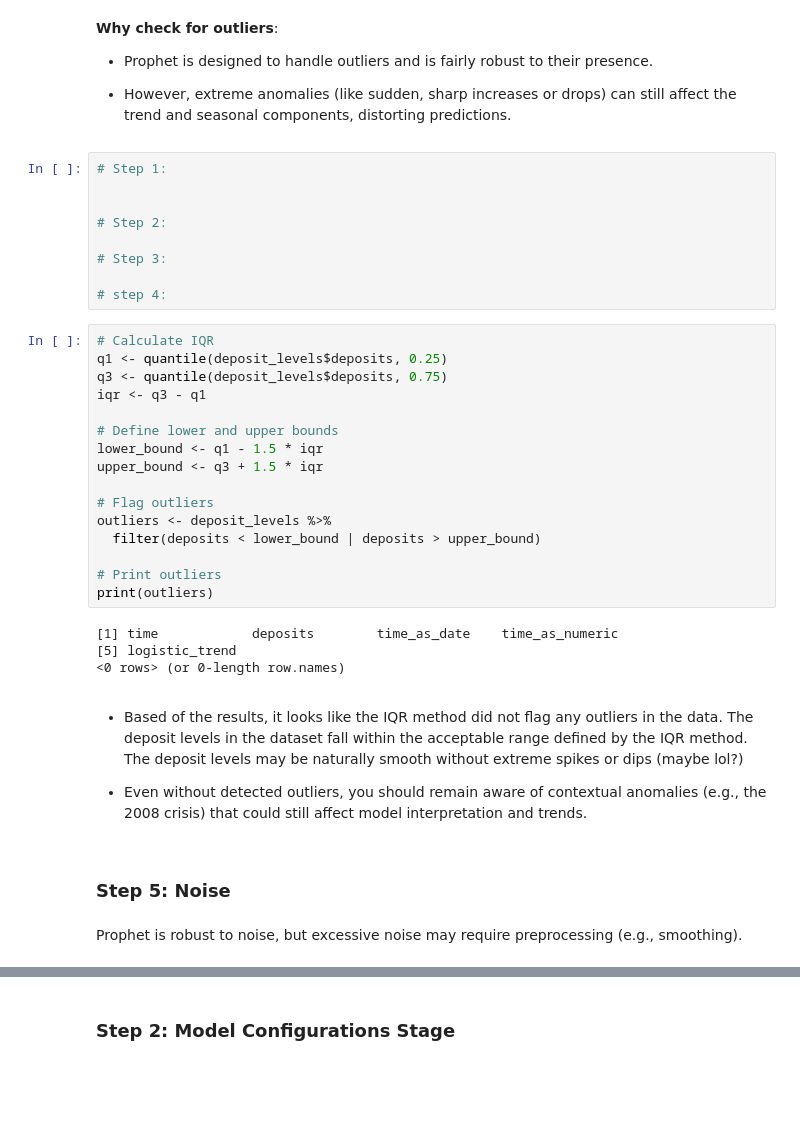
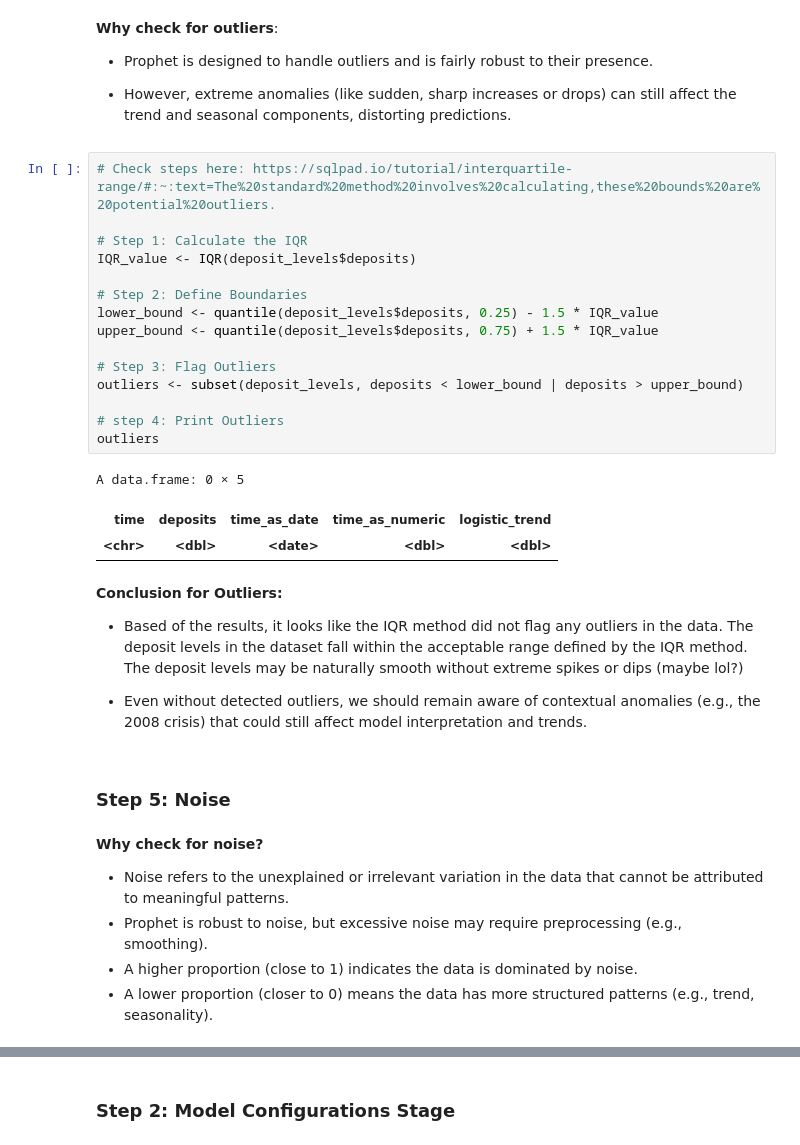
Before and after one commit to nzarama-kouadio/DUKE_MIDS_QFC_Final_Project, a Jupyter notebook: model_prediction/prophet_model.ipynb, the cells around one changed output, grey strips where cells are left out. Cells and saved outputs as stored; diff of their text form; blank space fills up the shorter version.

```diff
--- a/model_prediction/prophet_model.ipynb
+++ b/model_prediction/prophet_model.ipynb
@@ -195,43 +203,42 @@ acf(deposit_detrended, na.action = na.omit, main = "Autocorrelation Plot of the
 - Prophet is designed to handle outliers and is fairly robust to their presence.
 
 - However, extreme anomalies (like sudden, sharp increases or drops) can still affect the trend and seasonal components, distorting predictions.
-# %%
-# Step 1:
-
-
-# Step 2:
-
-# Step 3:
-
-# step 4:
-# %%
-# Calculate IQR
-q1 <- quantile(deposit_levels$deposits, 0.25)
-q3 <- quantile(deposit_levels$deposits, 0.75)
-iqr <- q3 - q1
-
-# Define lower and upper bounds
-lower_bound <- q1 - 1.5 * iqr
-upper_bound <- q3 + 1.5 * iqr
-
-# Flag outliers
-outliers <- deposit_levels %>%
-  filter(deposits < lower_bound | deposits > upper_bound)
-
-# Print outliers
-print(outliers)
-# %% [output]
-[1] time            deposits        time_as_date    time_as_numeric
-[5] logistic_trend
-<0 rows> (or 0-length row.names)
+# %%
+# Check steps here: https://sqlpad.io/tutorial/interquartile-range/#:~:text=The%20standard%20method%20involves%20calculating,these%20bounds%20are%20potential%20outliers.
+
+# Step 1: Calculate the IQR
+IQR_value <- IQR(deposit_levels$deposits)
+
+# Step 2: Define Boundaries
+lower_bound <- quantile(deposit_levels$deposits, 0.25) - 1.5 * IQR_value
+upper_bound <- quantile(deposit_levels$deposits, 0.75) + 1.5 * IQR_value
+
+# Step 3: Flag Outliers
+outliers <- subset(deposit_levels, deposits < lower_bound | deposits > upper_bound)
+
+# step 4: Print Outliers
+outliers
+# %% [output]
+A data.frame: 0 × 5
+| time | deposits | time_as_date | time_as_numeric | logistic_trend |
+| <chr> | <dbl> | <date> | <dbl> | <dbl> |
 # %% [markdown]
+
+**Conclusion for Outliers:**
+
 - Based of the results, it looks like the IQR method did not flag any outliers in the data. The deposit levels in the dataset fall within the acceptable range defined by the IQR method. The deposit levels may be naturally smooth without extreme spikes or dips (maybe lol?)
 
-- Even without detected outliers, you should remain aware of contextual anomalies (e.g., the 2008 crisis) that could still affect model interpretation and trends.
+- Even without detected outliers, we should remain aware of contextual anomalies (e.g., the 2008 crisis) that could still affect model interpretation and trends.
 # %% [markdown]
 ### Step 5: Noise
-# %% [markdown]
-Prophet is robust to noise, but excessive noise may require preprocessing (e.g., smoothing).
+# %% [markdown]
+
+**Why check for noise?**
+
+- Noise refers to the unexplained or irrelevant variation in the data that cannot be attributed to meaningful patterns.
+- Prophet is robust to noise, but excessive noise may require preprocessing (e.g., smoothing).
+- A higher proportion (close to 1) indicates the data is dominated by noise.
+- A lower proportion (closer to 0) means the data has more structured patterns (e.g., trend, seasonality).
 # %%
 # Calculate the variance of the residuals to quantify the noise and Compare this variance to the overall variance in the observed data.
 
```
Also changed, not shown: parts of 26 cells of this notebook.
